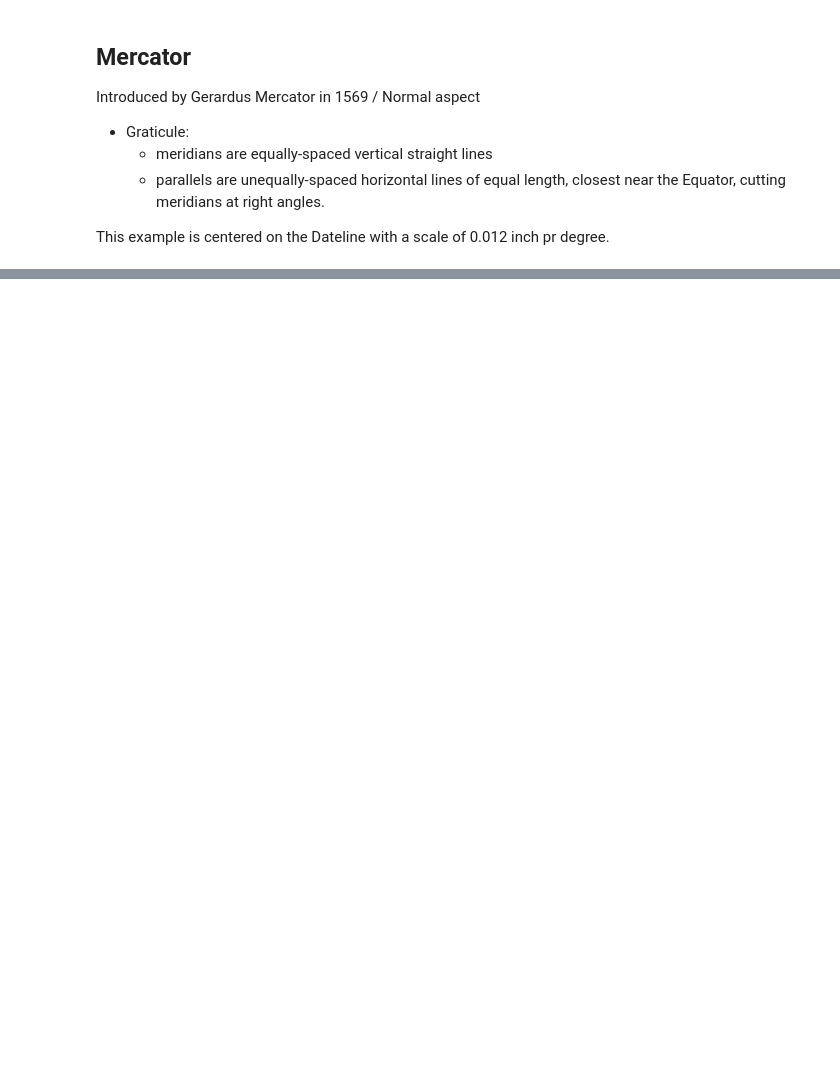
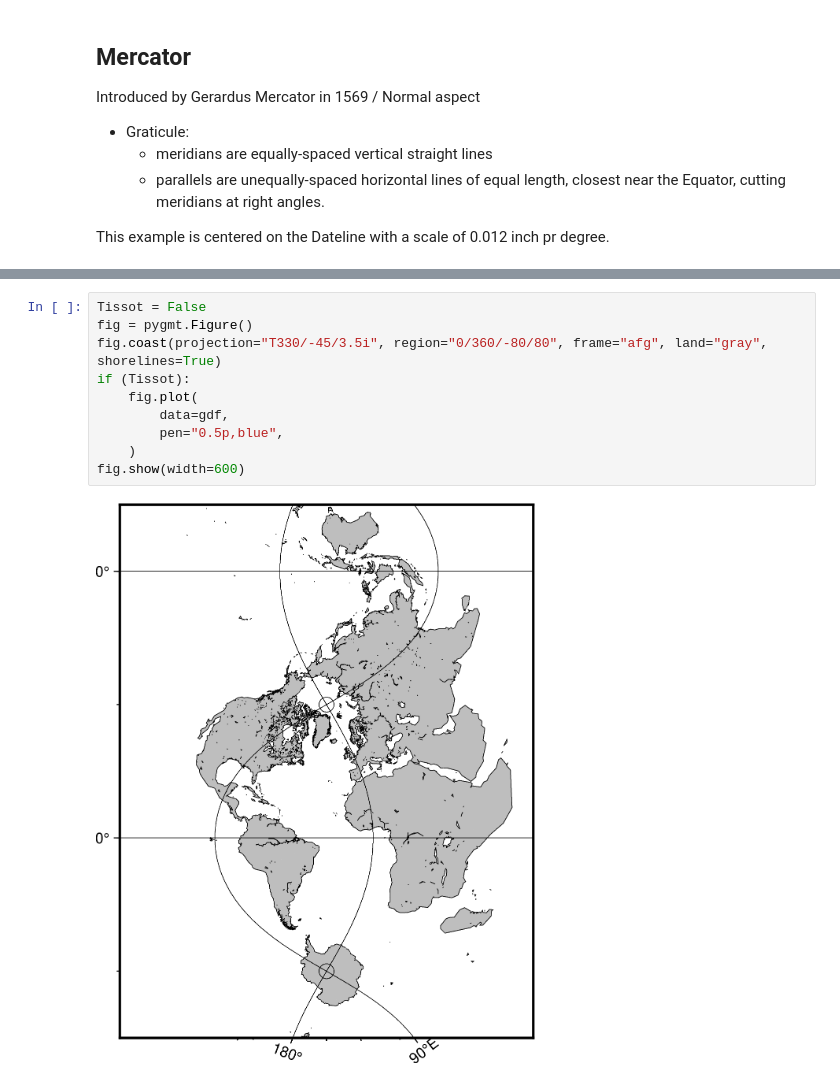
Before and after one commit to koulali/ceg2707, a Jupyter notebook: ceg2707_maps.ipynb, the cells around one changed output, grey strips where cells are left out. Drawn from its saved outputs; the diff is of its cells as text; blank space fills up the shorter version.

```diff
--- a/ceg2707_maps.ipynb
+++ b/ceg2707_maps.ipynb
@@ -119,0 +147,12 @@ fig.show(width=900)
+# %%
+Tissot = False
+fig = pygmt.Figure()
+fig.coast(projection="T330/-45/3.5i", region="0/360/-80/80", frame="afg", land="gray", shorelines=True)
+if (Tissot):
+    fig.plot(
+        data=gdf,
+        pen="0.5p,blue",
+    )
+fig.show(width=600)
+# %% [output]
+[figure, added]
```
Also changed, not shown: parts of 14 cells of this notebook.
